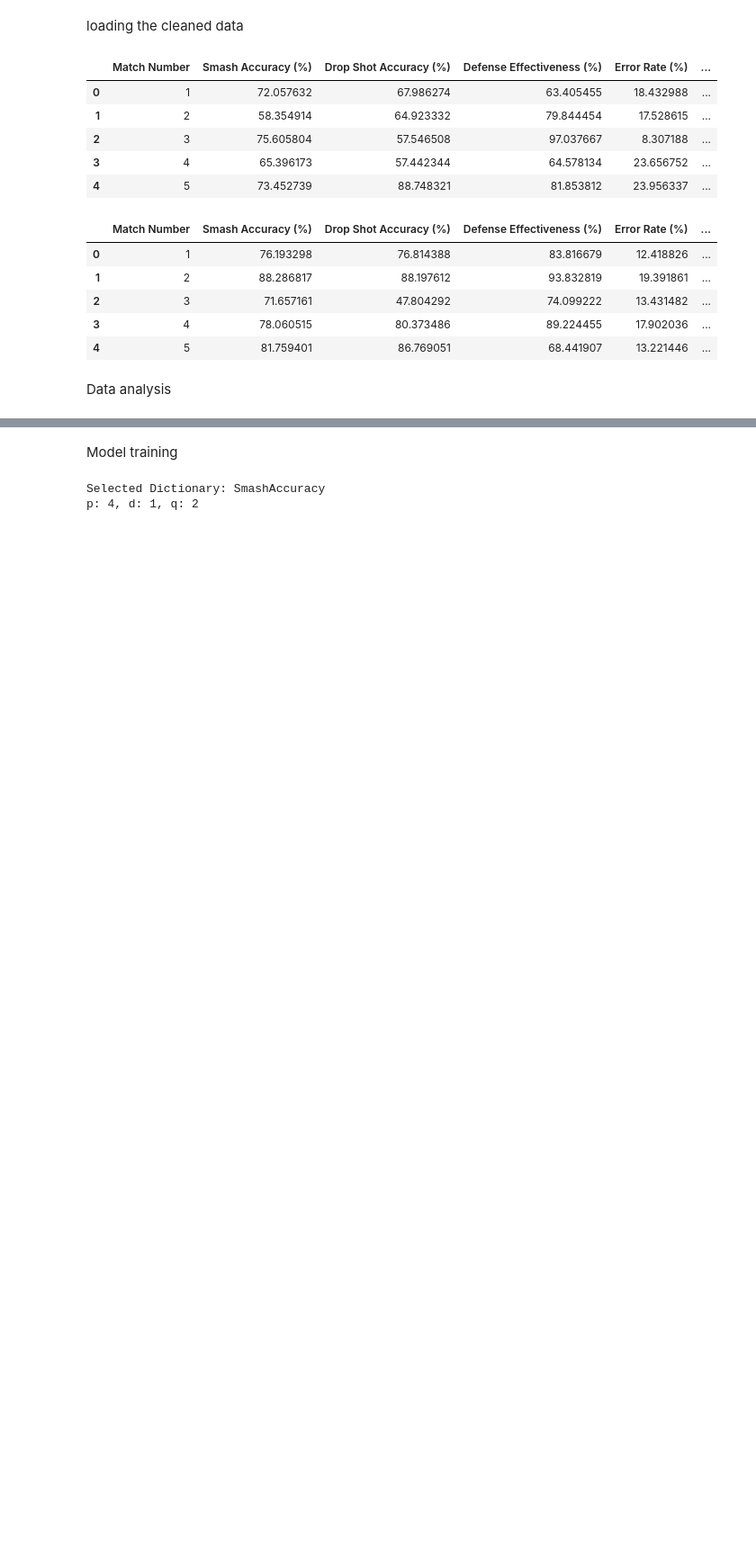
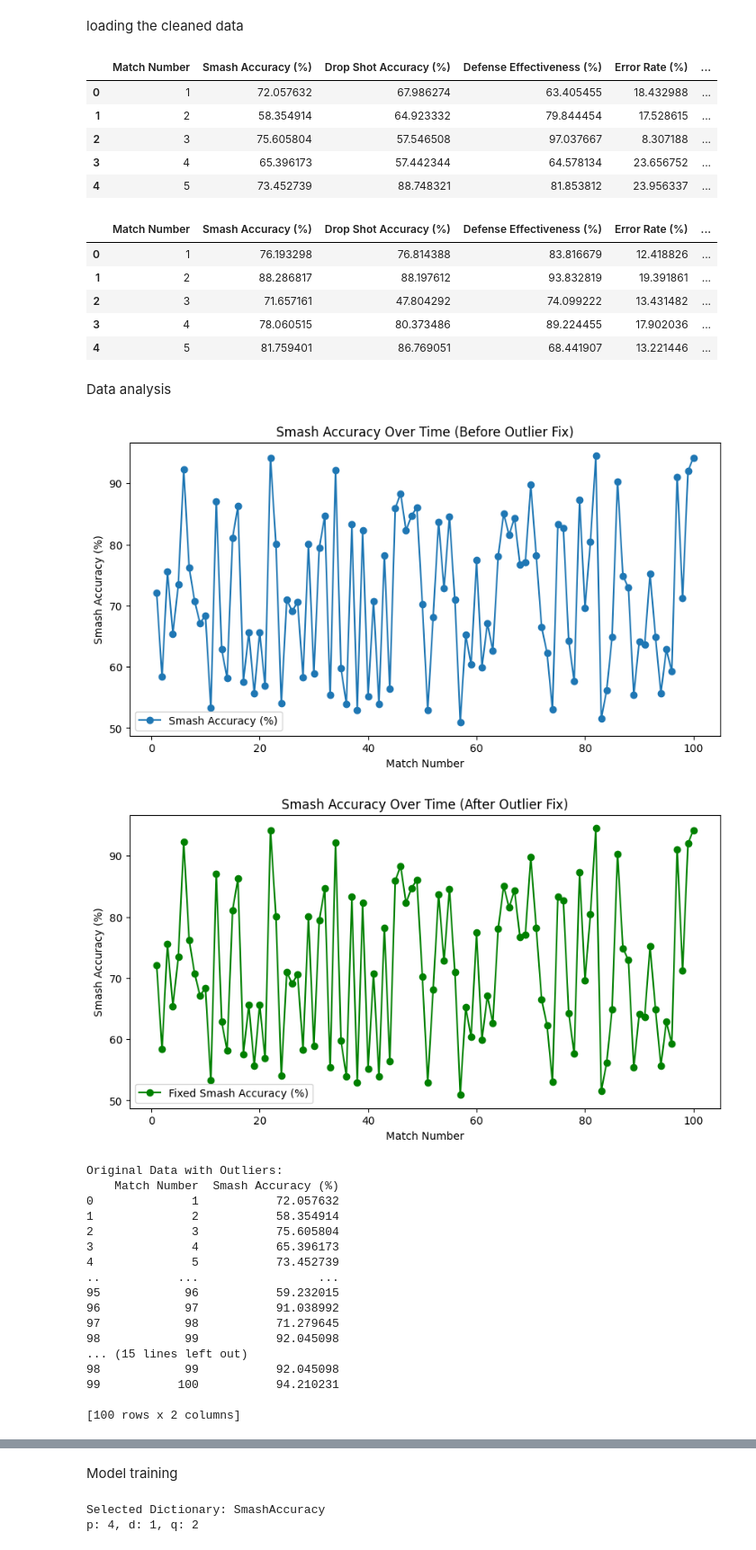
Before and after one commit to Harithaweera/AI-player-Analysis, a Jupyter notebook: Player_Analysis.ipynb, the cells around one changed output, grey strips where cells are left out. Shown at 90% size. Saved outputs shown, nothing was run; the diff lists cells and outputs as text; code cells hidden in the pictures; blank space fills up the shorter version.

Commit message:
analysing the data to make proper forcasting

```diff
--- a/Player_Analysis.ipynb
+++ b/Player_Analysis.ipynb
@@ -134,4 +134,75 @@ player2_df.head()
 | 4 | 5 | 81.759401 | 86.769051 | 68.441907 | 13.221446 | ... |
 # %% [markdown]
 Data analysis
+# %%
+# 1. Data Analysis and Outlier Detection
+def detect_outliers(player1_df, column, threshold=2.5):
+    """Detect outliers in the column based on Z-score."""
+    z_scores = np.abs(zscore(player1_df[column]))  # Compute Z-scores
+    outliers = z_scores > threshold  # Find outliers based on Z-score threshold
+    return outliers
+
+# 2. Visualizing the data (Before fixing outliers)
+plt.figure(figsize=(10, 5))
+plt.plot(player1_df['Match Number'], player1_df['Smash Accuracy (%)'], label='Smash Accuracy (%)', marker='o')
+plt.xlabel('Match Number')
+plt.ylabel('Smash Accuracy (%)')
+plt.title('Smash Accuracy Over Time (Before Outlier Fix)')
+plt.legend()
+plt.show()
+
+# Detect outliers in 'Smash Accuracy (%)'
+outliers = detect_outliers(player1_df, 'Smash Accuracy (%)')
+
+# 3. Fixing Outliers (Replace outliers with the mean of the column)
+def fix_outliers(player1_df, column, outliers, method='mean'):
+    """Fix outliers by replacing them with a specified method (e.g., mean or median)."""
+    if method == 'mean':
+        value_to_replace = player1_df[column].mean()  # Use mean to replace outliers
+    elif method == 'median':
+        value_to_replace = player1_df[column].median()  # Use median to replace outliers
+    else:
+        value_to_replace = player1_df[column].max()  # You could also replace with a max value or any other method
+
+    player1_df.loc[outliers, column] = value_to_replace
+    return player1_df
+
+# Fix the outliers in 'Smash Accuracy (%)' column
+df_fixed = fix_outliers(player1_df, 'Smash Accuracy (%)', outliers)
+
+# 4. Visualizing the data (After fixing outliers)
+plt.figure(figsize=(10, 5))
+plt.plot(df_fixed['Match Number'], df_fixed['Smash Accuracy (%)'], label='Fixed Smash Accuracy (%)', marker='o', color='green')
+plt.xlabel('Match Number')
+plt.ylabel('Smash Accuracy (%)')
+plt.title('Smash Accuracy Over Time (After Outlier Fix)')
+plt.legend()
+plt.show()
+
+# Display the before and after data
+print("\nOriginal Data with Outliers:")
+print(player1_df[['Match Number', 'Smash Accuracy (%)']])
+
+print("\nFixed Data (Outliers Replaced):")
+print(df_fixed[['Match Number', 'Smash Accuracy (%)']])
+# %% [output]
+[figure, added]
+[figure, added]
+Original Data with Outliers:
+    Match Number  Smash Accuracy (%)
+0              1           72.057632
+1              2           58.354914
+2              3           75.605804
+3              4           65.396173
+4              5           73.452739
+..           ...                 ...
+95            96           59.232015
+96            97           91.038992
+97            98           71.279645
+98            99           92.045098
+... (15 lines left out)
+98            99           92.045098
+99           100           94.210231
+
+[100 rows x 2 columns]
 # %%
```
Also changed, not shown: parts of 8 cells of this notebook.
